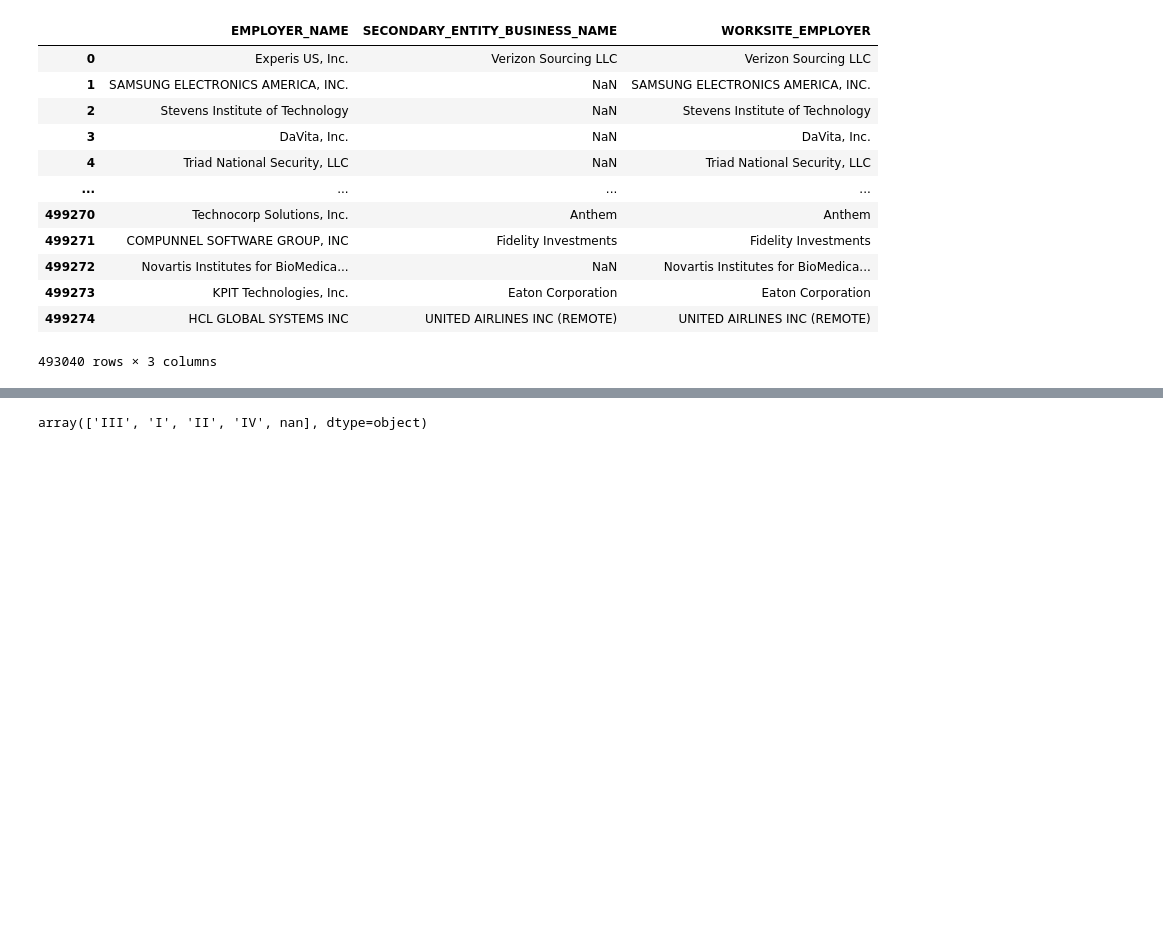
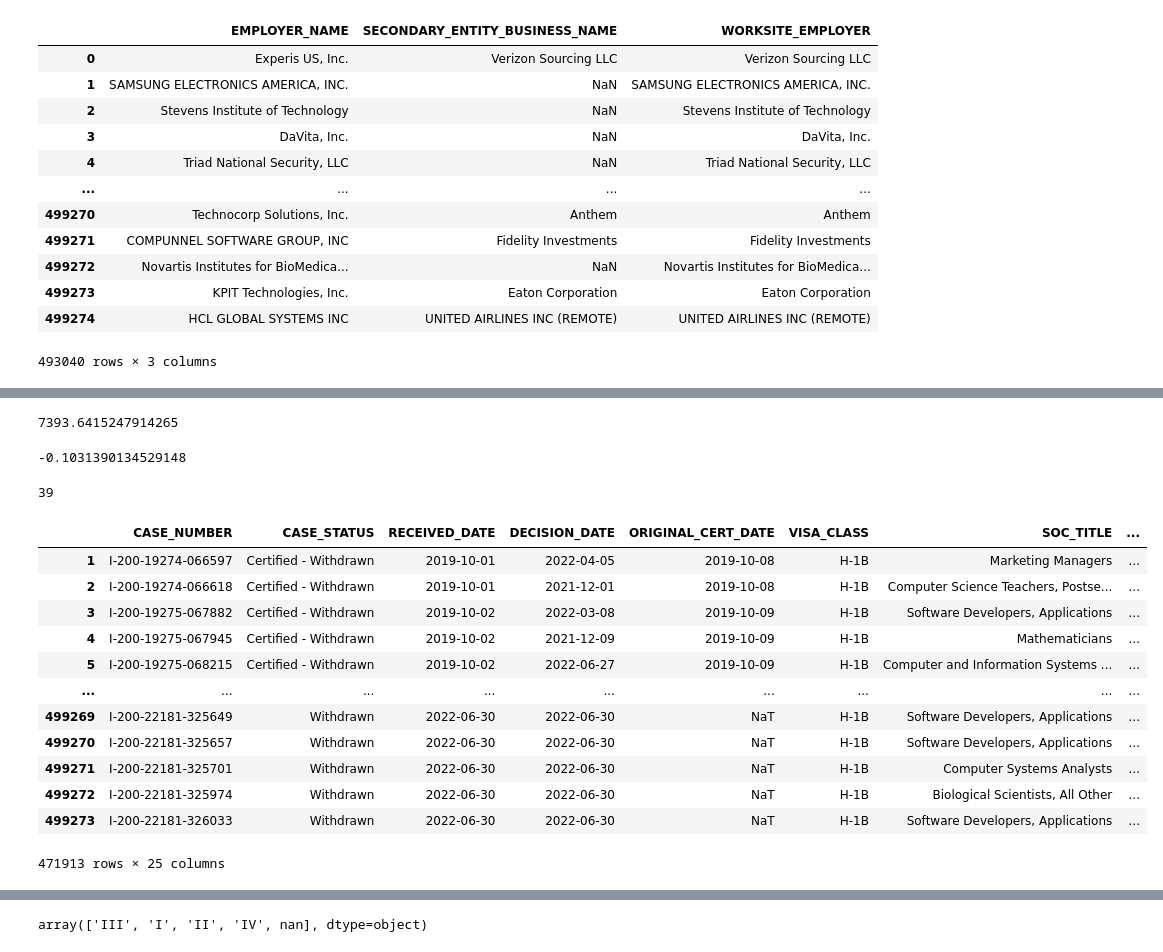
Before and after one commit to JohnBroberg/H1B_LCA, a Jupyter notebook: H1B_LCA.ipynb, the cells around one changed output, grey strips where cells are left out. Cells and saved outputs as stored; diff of their text form; code cells hidden in the pictures; blank space fills up the shorter version.

```diff
--- a/H1B_LCA.ipynb
+++ b/H1B_LCA.ipynb
@@ -74,0 +134,29 @@ df22[['EMPLOYER_NAME','SECONDARY_ENTITY_BUSINESS_NAME','WORKSITE_EMPLOYER']]
+# %%
+df22['WAGE_DIFF'].max()
+# %% [output]
+7393.6415247914265
+# %%
+df22['WAGE_DIFF'].min()
+# %% [output]
+-0.1031390134529148
+# %%
+len(df22[df22['WAGE_DIFF'] < 0])
+# %% [output]
+39
+# %%
+rslt_df = df22[df22['WAGE_UNIT_OF_PAY'] == 'Year']
+rslt_df
+# %% [output]
+|  | CASE_NUMBER | CASE_STATUS | RECEIVED_DATE | DECISION_DATE | ORIGINAL_CERT_DATE | VISA_CLASS | SOC_TITLE | ... |
+| 1 | I-200-19274-066597 | Certified - Withdrawn | 2019-10-01 | 2022-04-05 | 2019-10-08 | H-1B | Marketing Managers | ... |
+| 2 | I-200-19274-066618 | Certified - Withdrawn | 2019-10-01 | 2021-12-01 | 2019-10-08 | H-1B | Computer Science Teachers, Postse... | ... |
+| 3 | I-200-19275-067882 | Certified - Withdrawn | 2019-10-02 | 2022-03-08 | 2019-10-09 | H-1B | Software Developers, Applications | ... |
+| 4 | I-200-19275-067945 | Certified - Withdrawn | 2019-10-02 | 2021-12-09 | 2019-10-09 | H-1B | Mathematicians | ... |
+| 5 | I-200-19275-068215 | Certified - Withdrawn | 2019-10-02 | 2022-06-27 | 2019-10-09 | H-1B | Computer and Information Systems ... | ... |
+| ... | ... | ... | ... | ... | ... | ... | ... | ... |
+| 499269 | I-200-22181-325649 | Withdrawn | 2022-06-30 | 2022-06-30 | NaT | H-1B | Software Developers, Applications | ... |
+| 499270 | I-200-22181-325657 | Withdrawn | 2022-06-30 | 2022-06-30 | NaT | H-1B | Software Developers, Applications | ... |
+| 499271 | I-200-22181-325701 | Withdrawn | 2022-06-30 | 2022-06-30 | NaT | H-1B | Computer Systems Analysts | ... |
+| 499272 | I-200-22181-325974 | Withdrawn | 2022-06-30 | 2022-06-30 | NaT | H-1B | Biological Scientists, All Other | ... |
+| 499273 | I-200-22181-326033 | Withdrawn | 2022-06-30 | 2022-06-30 | NaT | H-1B | Software Developers, Applications | ... |
+471913 rows × 25 columns
```
Also changed, not shown: parts of 15 cells of this notebook, 2 other files.
